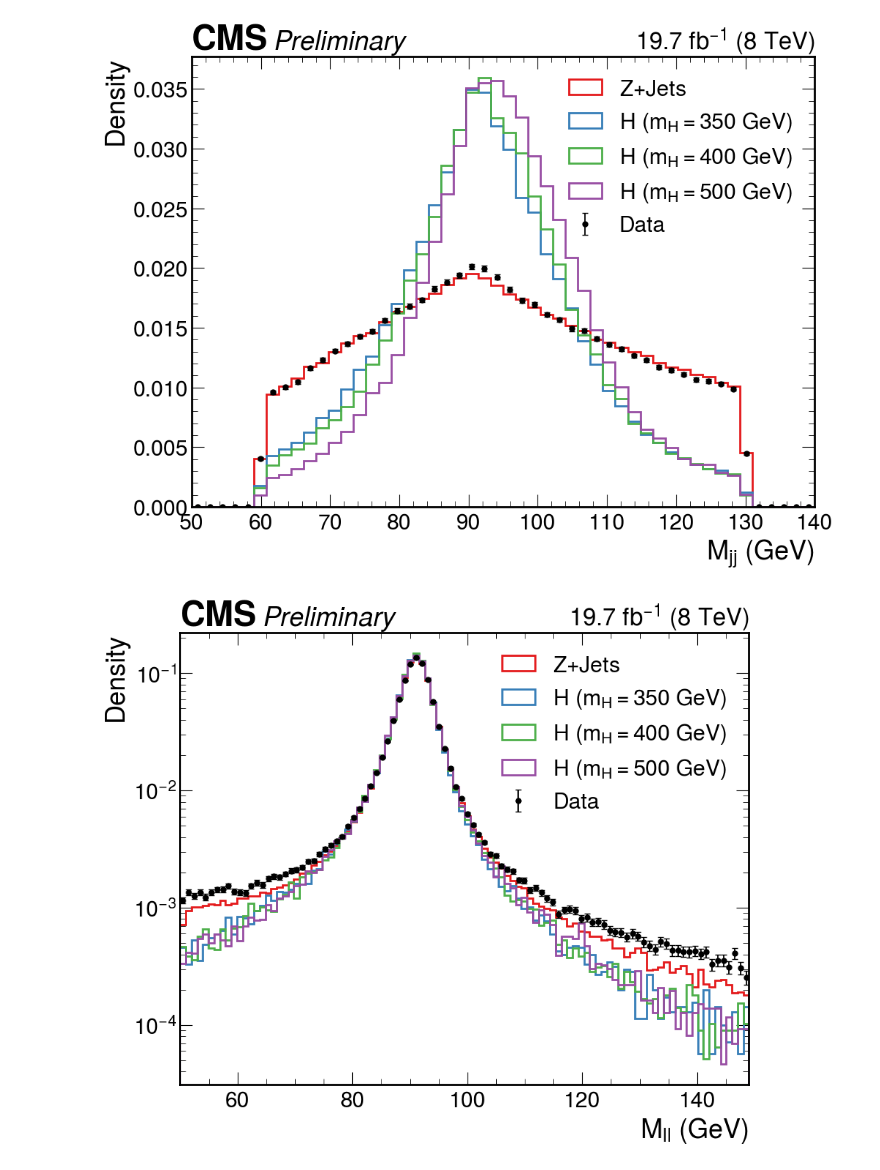
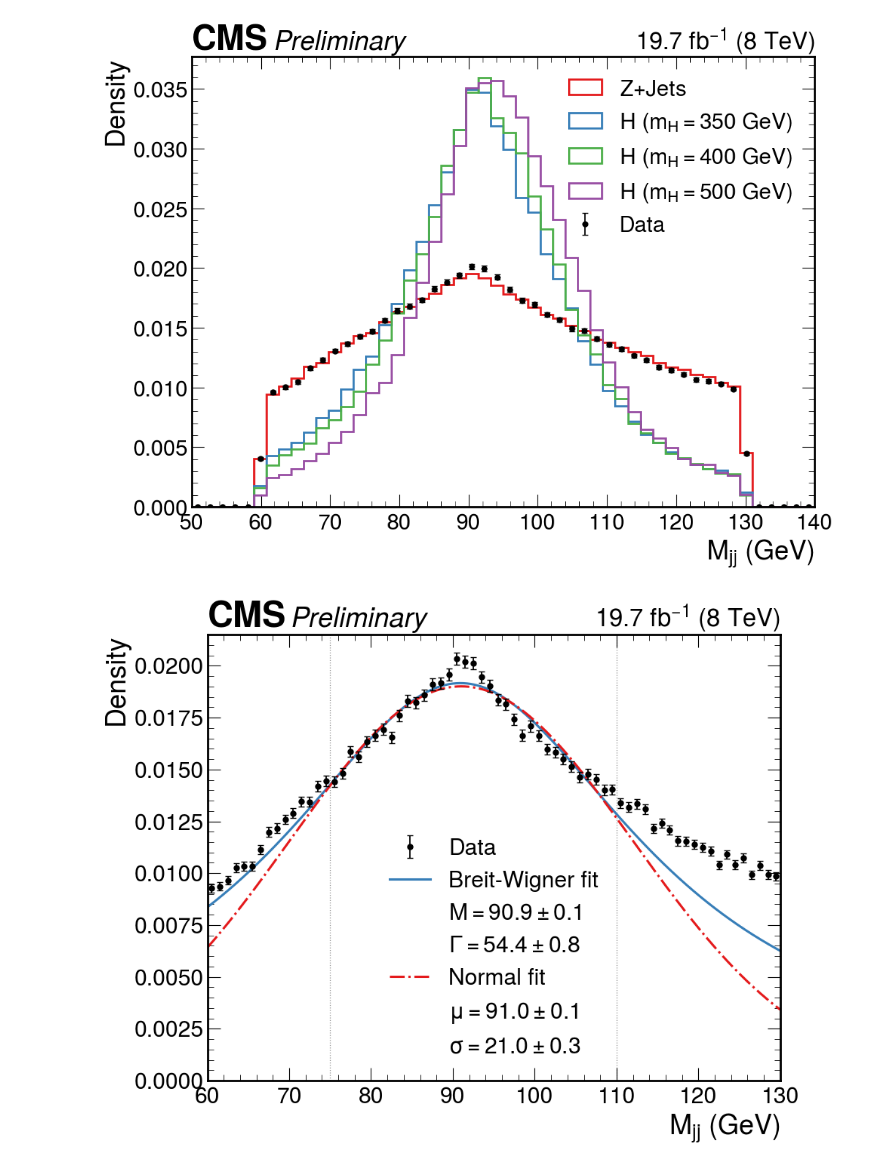
Before and after one commit to Diego-gt-phys/ExP-CMS, a Jupyter notebook: NewHiggs2l2j.ipynb, the cells around one changed output. Drawn from its saved outputs; the diff is of its cells as text; code cells hidden in the pictures.

```diff
--- a/NewHiggs2l2j.ipynb
+++ b/NewHiggs2l2j.ipynb
@@ -777,25 +1038,20 @@ fig, ax = compare_cms(
 )
 # %% [output]
 [figure]
-# %%
-fig, ax = compare_cms(
-    var      = "Mll",
-    datasets = {
-        "ZJets"    : {"df": ZJets,    "label": r"$Z$+Jets",                       "lumi": lumi_zjets},
-        "Higgs350" : {"df": Higgs350, "label": r"$H\ (m_H = 350\ \mathrm{GeV})$", "lumi": lumi_higgs350},
-        "Higgs400" : {"df": Higgs400, "label": r"$H\ (m_H = 400\ \mathrm{GeV})$", "lumi": lumi_higgs400},
-        "Higgs500" : {"df": Higgs500, "label": r"$H\ (m_H = 500\ \mathrm{GeV})$", "lumi": lumi_higgs500},
-        "Data"     : {"df": Data,     "label": "Data",                            "type": "data"},
-    },
-    x_range  = (50, 149),
-    #figsize  = (11,8),
-    bins     = 100,
-    xl       = r"$M_{ll}$ (GeV)",
-    density  = True,
-    log      = True,
-    lumi_ref = lumi_data,
-    com      = 8,
-    cms_label= "Preliminary",
-)
-# %% [output]
-[figure, removed]
+# %%
+fig, ax = fit_cms(
+    var       = "Mjj",
+    df        = Data,
+    x_range   = (60, 130),
+    fit_range = (75, 110),
+    bins      = 70,
+    label     = r"Data",
+    data_type = "data",
+    xl        = r"$M_{jj}$ (GeV)",
+    density   = True,
+    com       = 8,
+    lumi_ref  = lumi_data,
+    cms_label = "Preliminary"
+)
+# %% [output]
+[figure, added]
```
Also changed, not shown: parts of 30 cells of this notebook.
